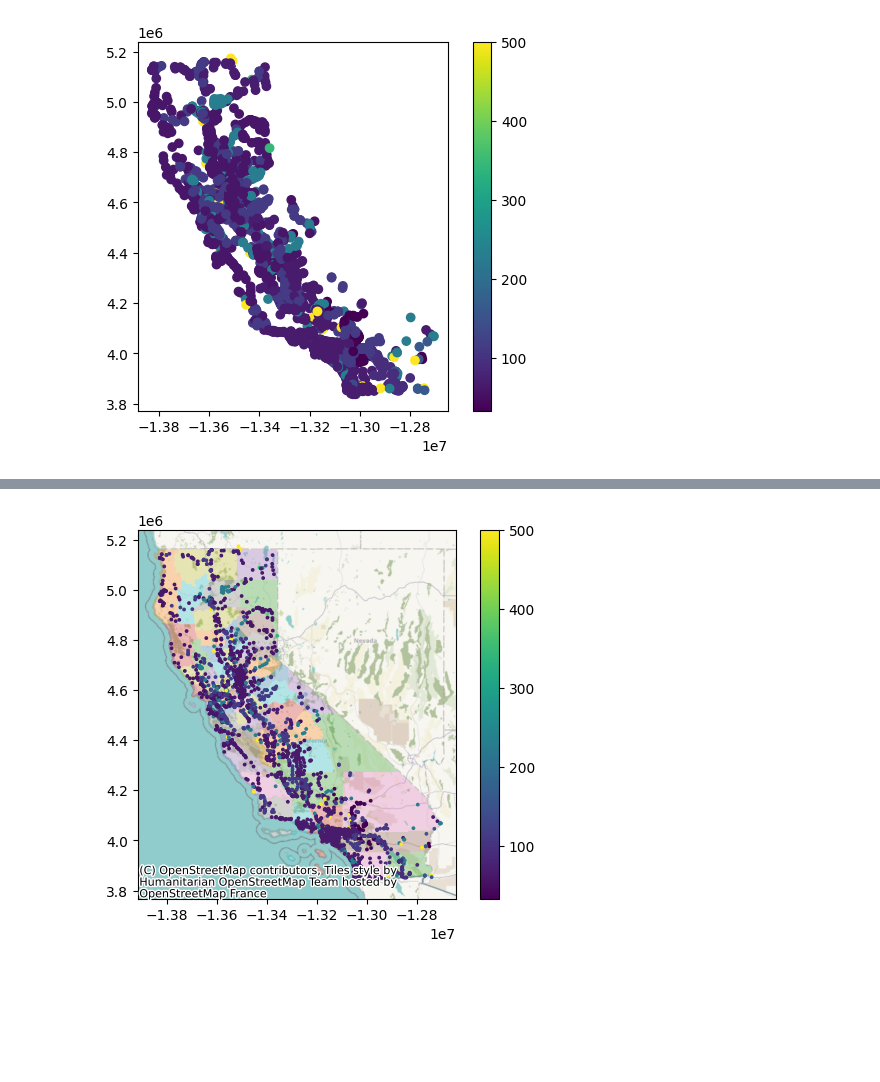
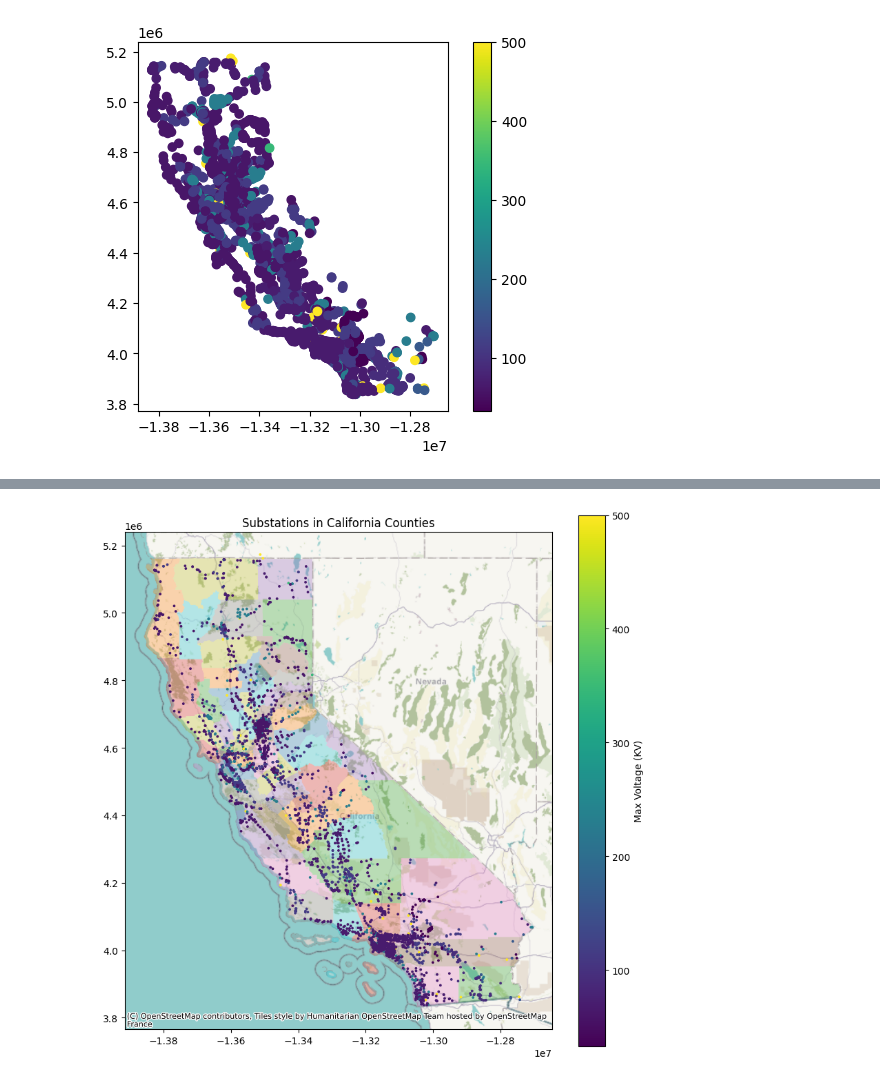
Before and after one commit to cloover7/interconnection-queue-predictions, a Jupyter notebook: substation.ipynb, the cells around one changed output, grey strips where cells are left out. Cells and saved outputs as stored; diff of their text form; code cells hidden in the pictures; blank space fills up the shorter version.

```diff
--- a/substation.ipynb
+++ b/substation.ipynb
@@ -80,7 +51,8 @@ Datum: World Geodetic System 1984 ensemble
 # %%
-ax2 = counties.plot(column = 'NAME', alpha = 0.3)
-subs.plot(ax = ax2, column = 'Max_Voltage', legend = True, markersize= 3)
+ax2 = counties.plot(column = 'NAME', alpha = 0.3, figsize=(10, 10))
+subs.plot(ax = ax2, column = 'Max_Voltage', legend = True, markersize= 3, legend_kwds={"label": "Max Voltage (KV)"})
 cx.add_basemap(ax2)
+plt.title('Substations in California Counties')
 plt.show()
 # %% [output]
-[figure, old version]
+[figure, new version]
```
Also changed, not shown: parts of 7 cells of this notebook.
